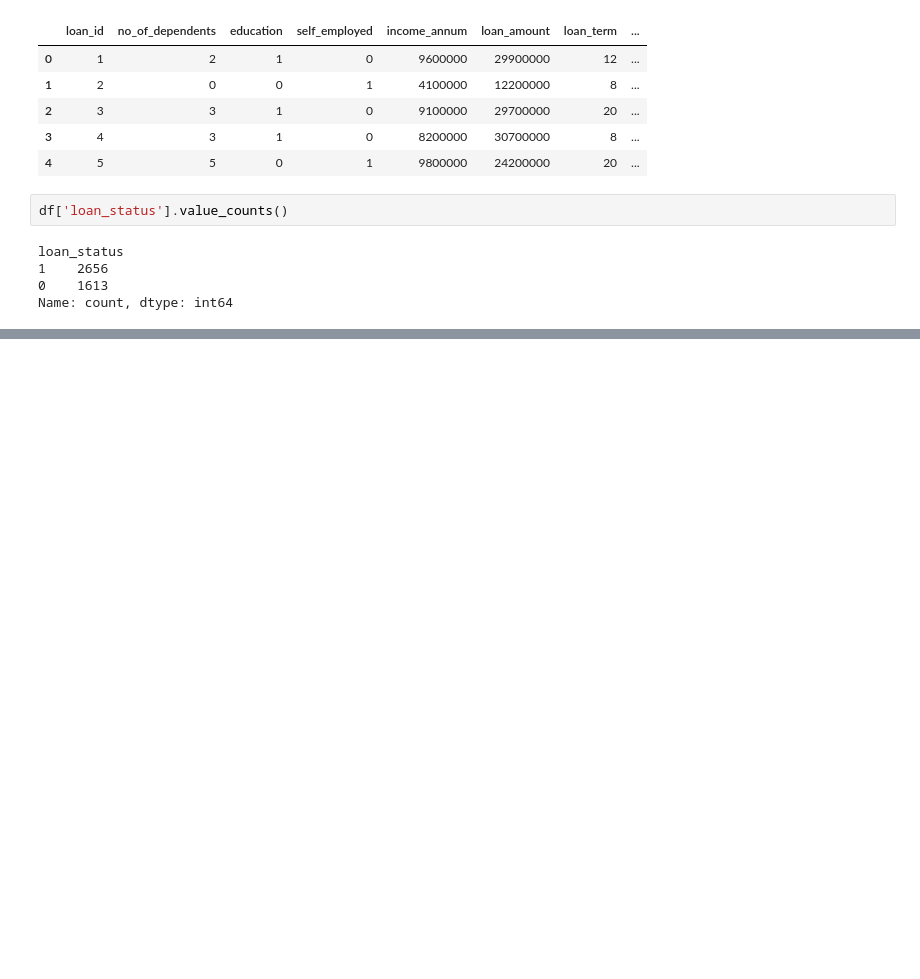
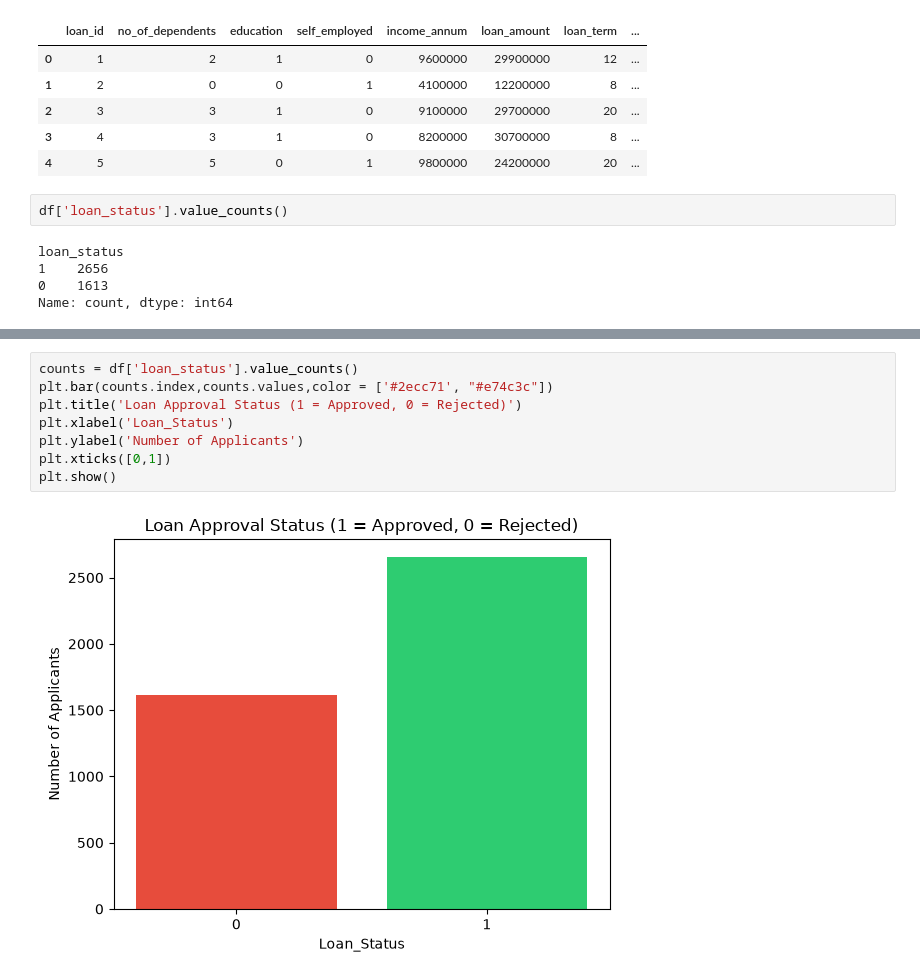
Before and after one commit to slakkireddy0205/loan-approval-prediction, a Jupyter notebook: Loan.ipynb, the cells around one changed output, grey strips where cells are left out. Saved outputs shown, nothing was run; the diff lists cells and outputs as text; blank space fills up the shorter version.

```diff
--- a/Loan.ipynb
+++ b/Loan.ipynb
@@ -120,0 +129,10 @@ Name: count, dtype: int64
+# %%
+counts = df['loan_status'].value_counts()
+plt.bar(counts.index,counts.values,color = ['#2ecc71', "#e74c3c"])
+plt.title('Loan Approval Status (1 = Approved, 0 = Rejected)')
+plt.xlabel('Loan_Status')
+plt.ylabel('Number of Applicants')
+plt.xticks([0,1])
+plt.show()
+# %% [output]
+[figure, added]
```
Also changed, not shown: parts of 2 cells of this notebook.
